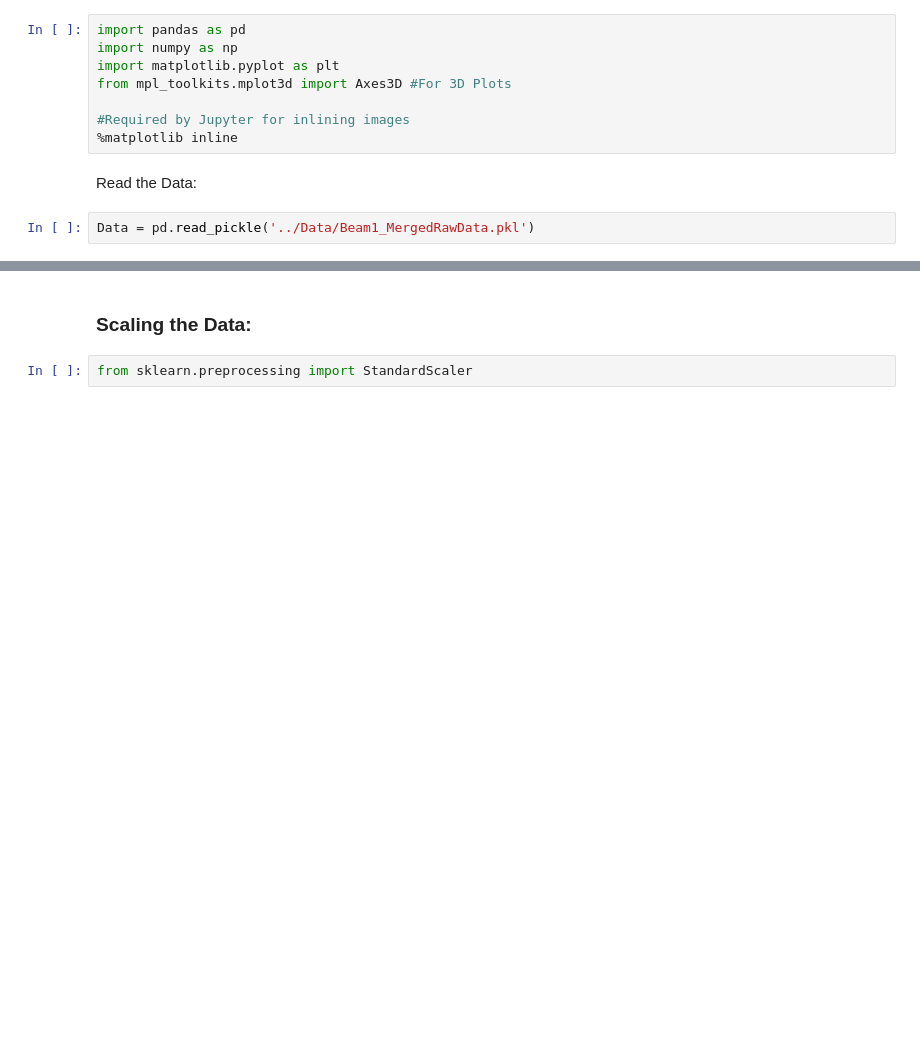
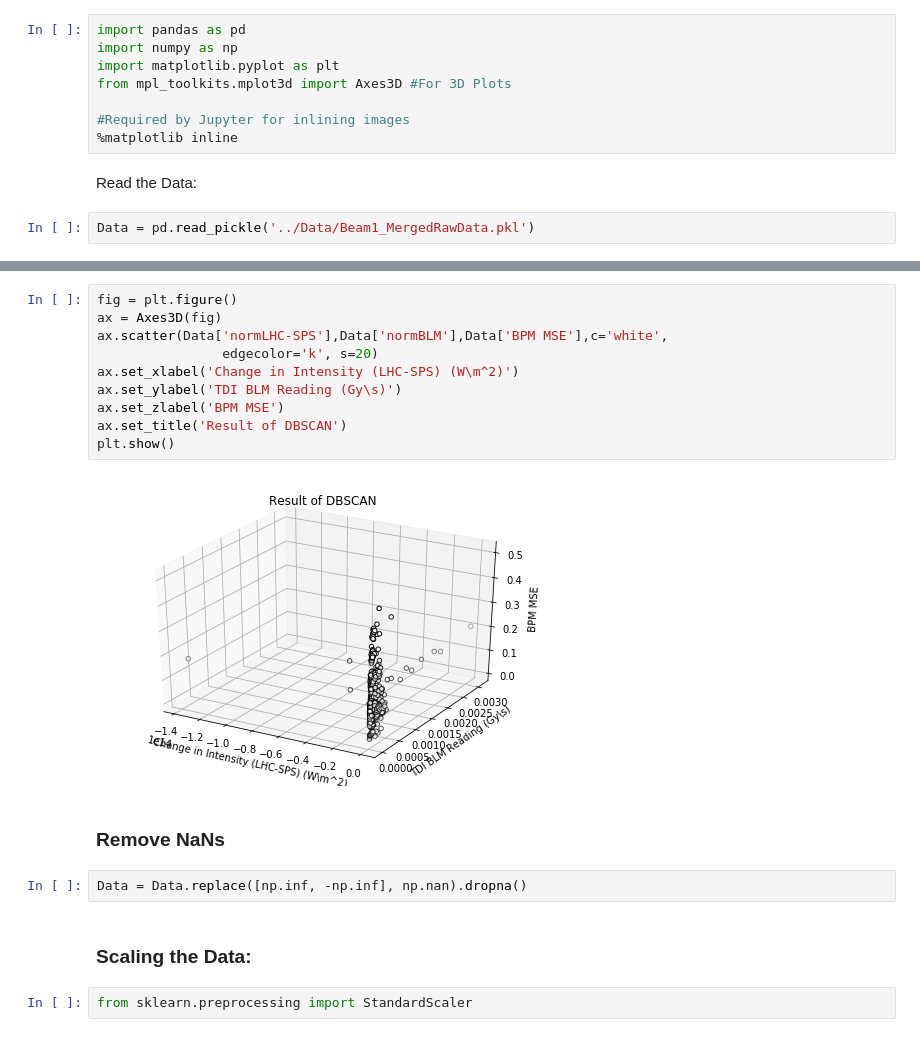
Before and after one commit to mfer0010/BscThesis, a Jupyter notebook: Jupyter Notebook Code/15_PCA and Beyond.ipynb, the cells around one changed output, grey strips where cells are left out. Saved outputs shown, nothing was run; the diff lists cells and outputs as text; blank space fills up the shorter version.

```diff
--- a/Jupyter Notebook Code/15_PCA and Beyond.ipynb
+++ b/Jupyter Notebook Code/15_PCA and Beyond.ipynb
@@ -30,3 +33,19 @@ Data.head()
+# %%
+fig = plt.figure()
+ax = Axes3D(fig)
+ax.scatter(Data['normLHC-SPS'],Data['normBLM'],Data['BPM MSE'],c='white',
+                edgecolor='k', s=20)
+ax.set_xlabel('Change in Intensity (LHC-SPS) (W\m^2)')
+ax.set_ylabel('TDI BLM Reading (Gy\s)')
+ax.set_zlabel('BPM MSE')
+ax.set_title('Result of DBSCAN')
+plt.show()
+# %% [output]
+[figure, added]
+# %% [markdown]
+### Remove NaNs
+# %%
+Data = Data.replace([np.inf, -np.inf], np.nan).dropna()
 # %% [markdown]
 ### Scaling the Data:
 # %%
```
Also changed, not shown: parts of 14 cells of this notebook, 11 other files.
